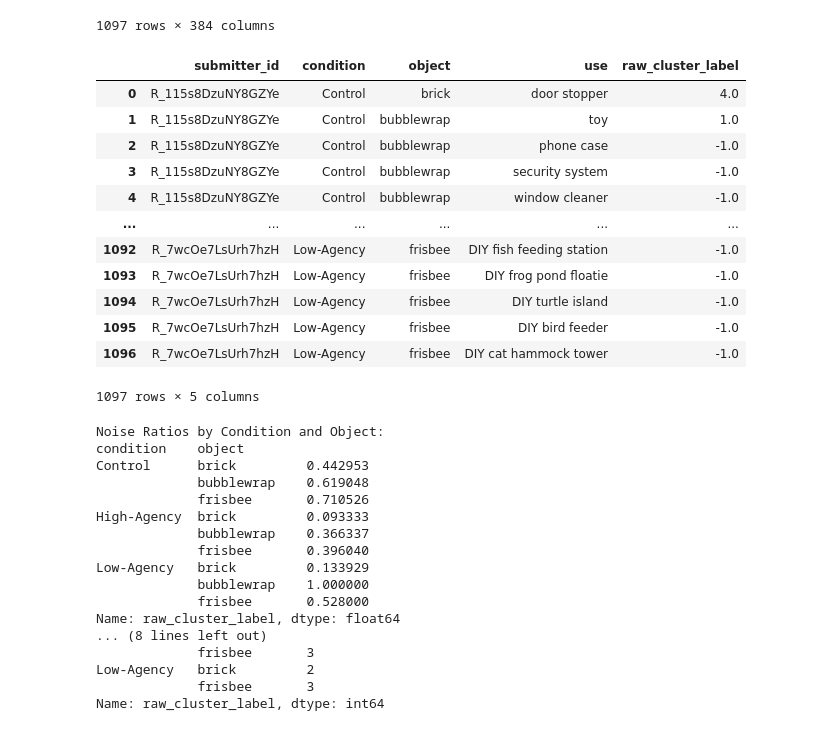
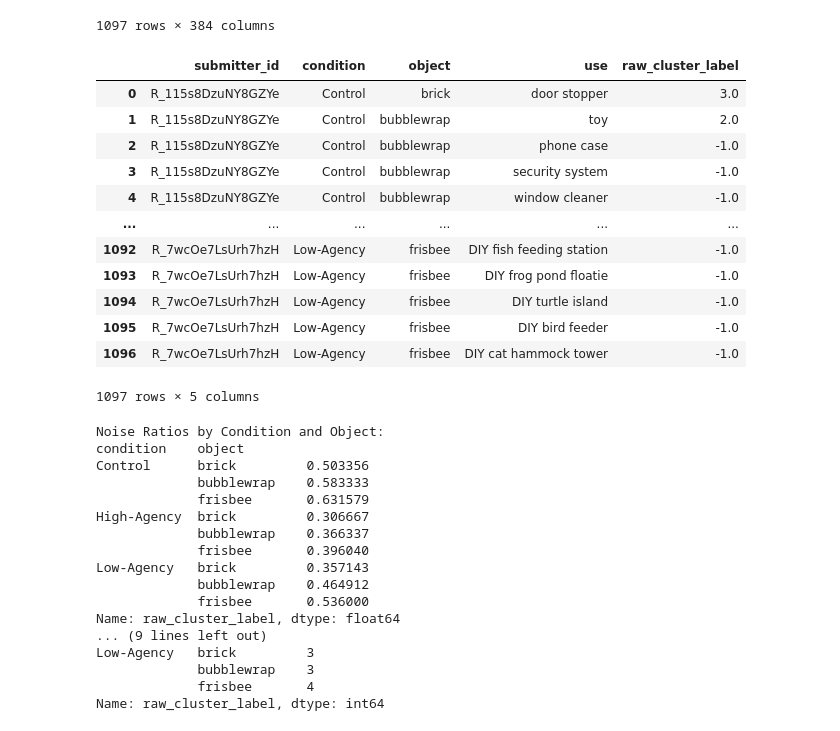
Before and after one commit to sarahhannahwu/idea_generation, a Jupyter notebook: clustering.ipynb, the cells around one changed output. Saved outputs shown, nothing was run; the diff lists cells and outputs as text; code cells hidden in the pictures.

```diff
--- a/clustering.ipynb
+++ b/clustering.ipynb
@@ -25,7 +25,7 @@ model = SentenceTransformer('all-MiniLM-L6-v2')
 
 # 3. Generate Embeddings
 ideas = df['use'].fillna("").tolist()
-# ideas = [idea.strip().lower() for idea in ideas]
+ideas = [idea.strip().lower() for idea in ideas]
 all_embeddings = model.encode(ideas, show_progress_bar=True)
 
 pd.DataFrame(all_embeddings)
@@ -54,37 +54,36 @@ Notes:
 
 # 4. Prepare for Clustering
 unique_objects = df['object'].unique()
 unique_conditions = df['condition'].unique()
 
 # Use HDBSCAN to cluster ideas based on their embeddings
 for cond in unique_conditions:
     for obj in unique_objects:
         obj_cond_mask = (df['object'] == obj) & (df['condition'] == cond)
         # Get the 384-dimensional vectors
         raw_vectors = all_embeddings[obj_cond_mask]
 
         # HDBSCAN with 'cosine' metric for raw embeddings
         # min_cluster_size: Adjust this based on total N (e.g., 5-10)
         clusterer = hdbscan.HDBSCAN(
-            min_cluster_size=7,
+            min_cluster_size=6,
             min_samples=1,
             cluster_selection_epsilon=0.25, # Adjust this to control cluster granularity
             metric='euclidean', # Note: HDBSCAN works best with euclidean on normalized vectors
             cluster_selection_method='eom'
         )
-
         # Normalize vectors to behave better with cosine distance in HDBSCAN
         normalized_vectors = normalize(raw_vectors)
 
         cluster_labels = clusterer.fit_predict(normalized_vectors)
 
         df.loc[obj_cond_mask, 'raw_cluster_label'] = cluster_labels
 
 pd.DataFrame(df)
 # %% [output]
 |  | submitter_id | condition | object | use | raw_cluster_label |
-| 0 | R_115s8DzuNY8GZYe | Control | brick | door stopper | 4.0 |
-| 1 | R_115s8DzuNY8GZYe | Control | bubblewrap | toy | 1.0 |
+| 0 | R_115s8DzuNY8GZYe | Control | brick | door stopper | 3.0 |
+| 1 | R_115s8DzuNY8GZYe | Control | bubblewrap | toy | 2.0 |
 | 2 | R_115s8DzuNY8GZYe | Control | bubblewrap | phone case | -1.0 |
 | 3 | R_115s8DzuNY8GZYe | Control | bubblewrap | security system | -1.0 |
 | 4 | R_115s8DzuNY8GZYe | Control | bubblewrap | window cleaner | -1.0 |
@@ -109,20 +108,20 @@ print(num_clusters)
 # %% [output]
 Noise Ratios by Condition and Object:
 condition    object
-Control      brick         0.442953
-             bubblewrap    0.619048
-             frisbee       0.710526
-High-Agency  brick         0.093333
+Control      brick         0.503356
+             bubblewrap    0.583333
+             frisbee       0.631579
+High-Agency  brick         0.306667
              bubblewrap    0.366337
              frisbee       0.396040
-Low-Agency   brick         0.133929
-             bubblewrap    1.000000
-             frisbee       0.528000
+Low-Agency   brick         0.357143
+             bubblewrap    0.464912
+             frisbee       0.536000
 Name: raw_cluster_label, dtype: float64
-... (8 lines left out)
-             frisbee       3
-Low-Agency   brick         2
-             frisbee       3
+... (9 lines left out)
+Low-Agency   brick         3
+             bubblewrap    3
+             frisbee       4
 Name: raw_cluster_label, dtype: int64
 # %%
 # Filter to bubblewrap and plot t-SNE for each condition
```
Also changed, not shown: parts of 12 cells of this notebook, 9 other files.
